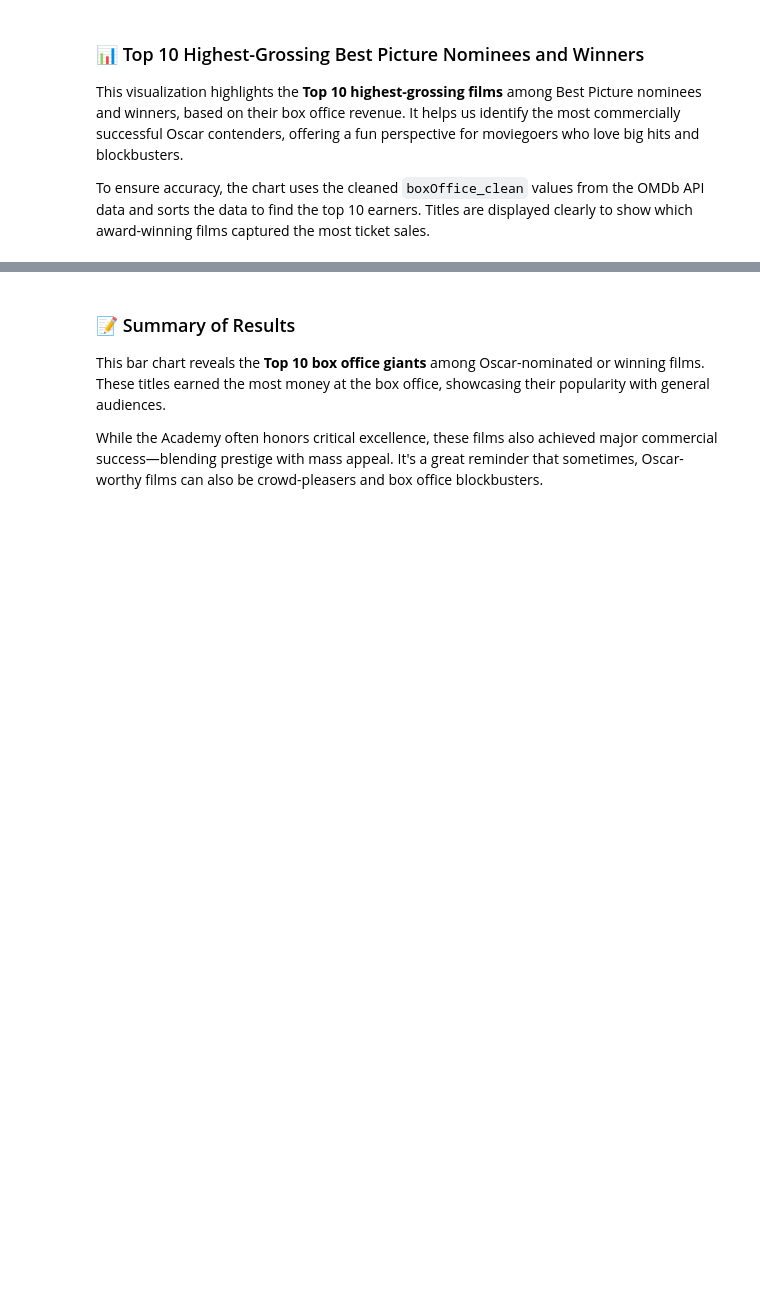
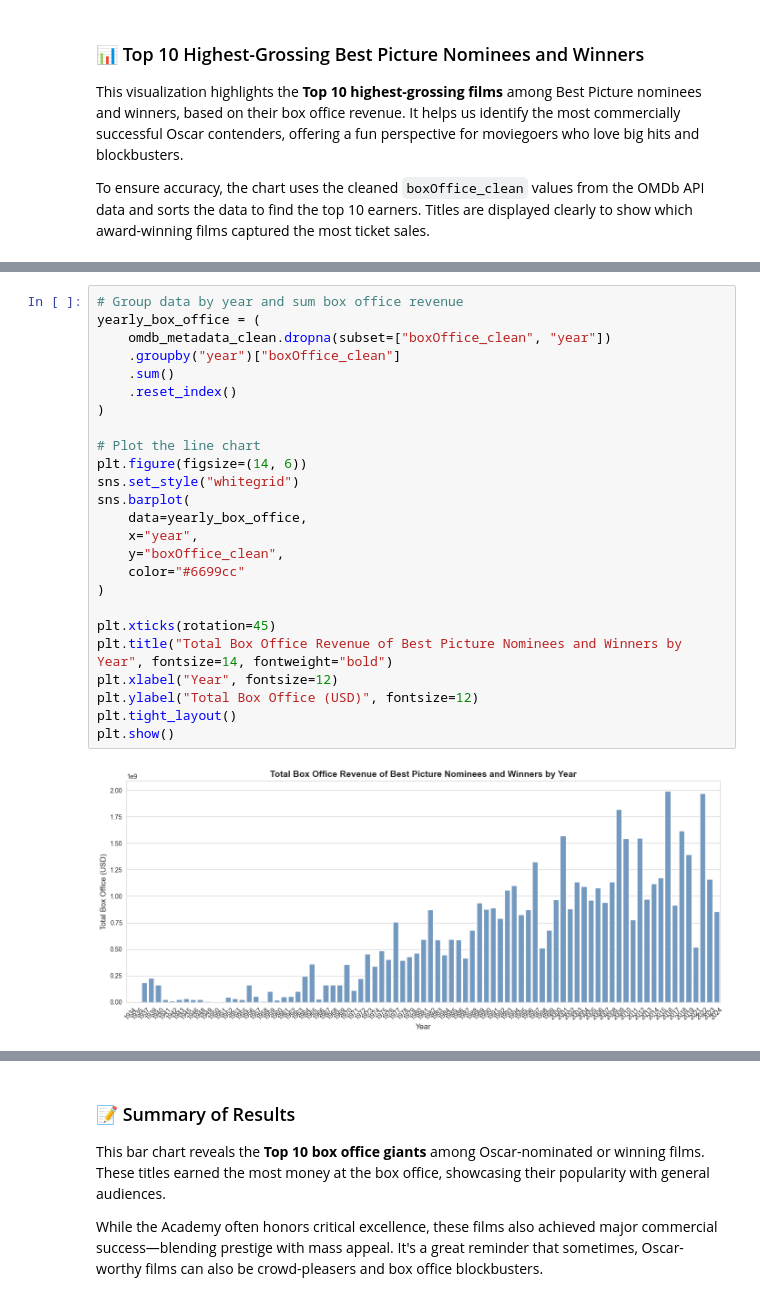
Before and after one commit to judd-jacobs/code-you-capstone, a Jupyter notebook: academy_awards_analysis.ipynb, the cells around one changed output, grey strips where cells are left out. Drawn from its saved outputs; the diff is of its cells as text; blank space fills up the shorter version.

```diff
--- a/academy_awards_analysis.ipynb
+++ b/academy_awards_analysis.ipynb
@@ -819,0 +842,27 @@ plt.show()
+# %%
+# Group data by year and sum box office revenue
+yearly_box_office = (
+    omdb_metadata_clean.dropna(subset=["boxOffice_clean", "year"])
+    .groupby("year")["boxOffice_clean"]
+    .sum()
+    .reset_index()
+)
+
+# Plot the line chart
+plt.figure(figsize=(14, 6))
+sns.set_style("whitegrid")
+sns.barplot(
+    data=yearly_box_office,
+    x="year",
+    y="boxOffice_clean",
+    color="#6699cc"
+)
+
+plt.xticks(rotation=45)
+plt.title("Total Box Office Revenue of Best Picture Nominees and Winners by Year", fontsize=14, fontweight="bold")
+plt.xlabel("Year", fontsize=12)
+plt.ylabel("Total Box Office (USD)", fontsize=12)
+plt.tight_layout()
+plt.show()
+# %% [output]
+[figure, added]
```
Also changed, not shown: parts of 9 cells of this notebook.
